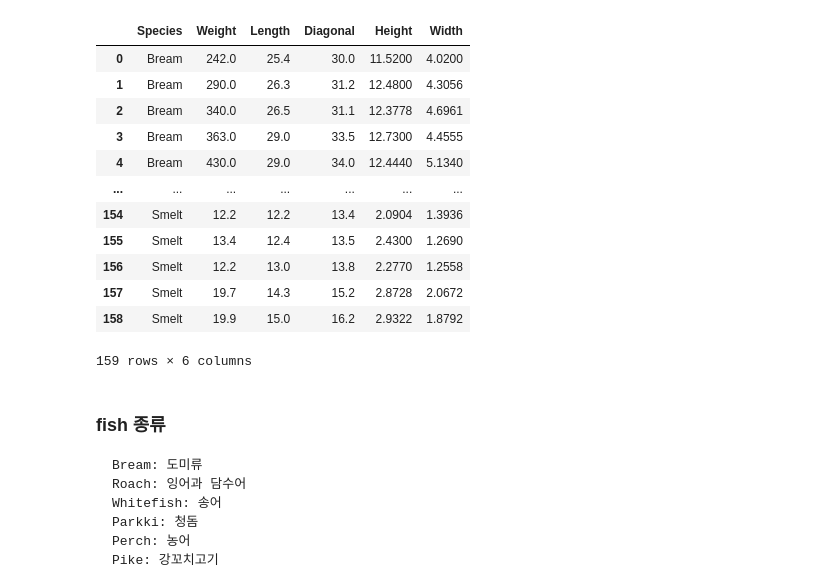
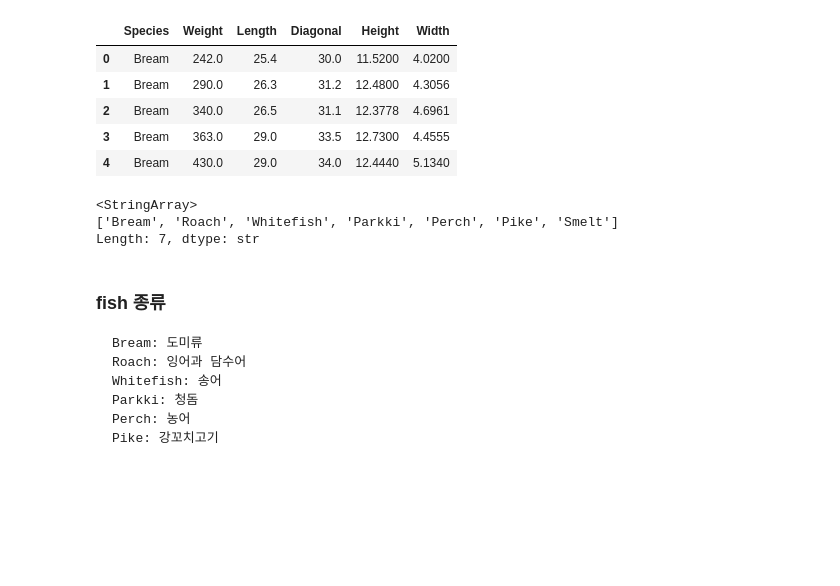
Before and after one commit to LEE0202020/study, a Jupyter notebook: 4.지도 학습 (KNN).ipynb, the cells around one changed output. Saved outputs shown, nothing was run; the diff lists cells and outputs as text; code cells hidden in the pictures; blank space fills up the shorter version.

```diff
--- a/4.지도 학습 (KNN).ipynb
+++ b/4.지도 학습 (KNN).ipynb
@@ -22,21 +22,21 @@ file_name = r"fish.csv"
 file_path = os.path.join(base_path, file_name)
 # %%
 df = pd.read_csv(file_path)
-df
+df.head()
 # %% [output]
 |  | Species | Weight | Length | Diagonal | Height | Width |
 | 0 | Bream | 242.0 | 25.4 | 30.0 | 11.5200 | 4.0200 |
 | 1 | Bream | 290.0 | 26.3 | 31.2 | 12.4800 | 4.3056 |
 | 2 | Bream | 340.0 | 26.5 | 31.1 | 12.3778 | 4.6961 |
 | 3 | Bream | 363.0 | 29.0 | 33.5 | 12.7300 | 4.4555 |
 | 4 | Bream | 430.0 | 29.0 | 34.0 | 12.4440 | 5.1340 |
-| ... | ... | ... | ... | ... | ... | ... |
-| 154 | Smelt | 12.2 | 12.2 | 13.4 | 2.0904 | 1.3936 |
-| 155 | Smelt | 13.4 | 12.4 | 13.5 | 2.4300 | 1.2690 |
-| 156 | Smelt | 12.2 | 13.0 | 13.8 | 2.2770 | 1.2558 |
-| 157 | Smelt | 19.7 | 14.3 | 15.2 | 2.8728 | 2.0672 |
-| 158 | Smelt | 19.9 | 15.0 | 16.2 | 2.9322 | 1.8792 |
-159 rows × 6 columns
+# %%
+# 데이터 별로 몇개 들어 있는지 확인
+df["Species"].unique()
+# %% [output]
+<StringArray>
+['Bream', 'Roach', 'Whitefish', 'Parkki', 'Perch', 'Pike', 'Smelt']
+Length: 7, dtype: str
 # %% [markdown]
 ### fish 종류
     Bream: 도미류
```
Also changed, not shown: parts of 23 cells of this notebook, 3 other files.
